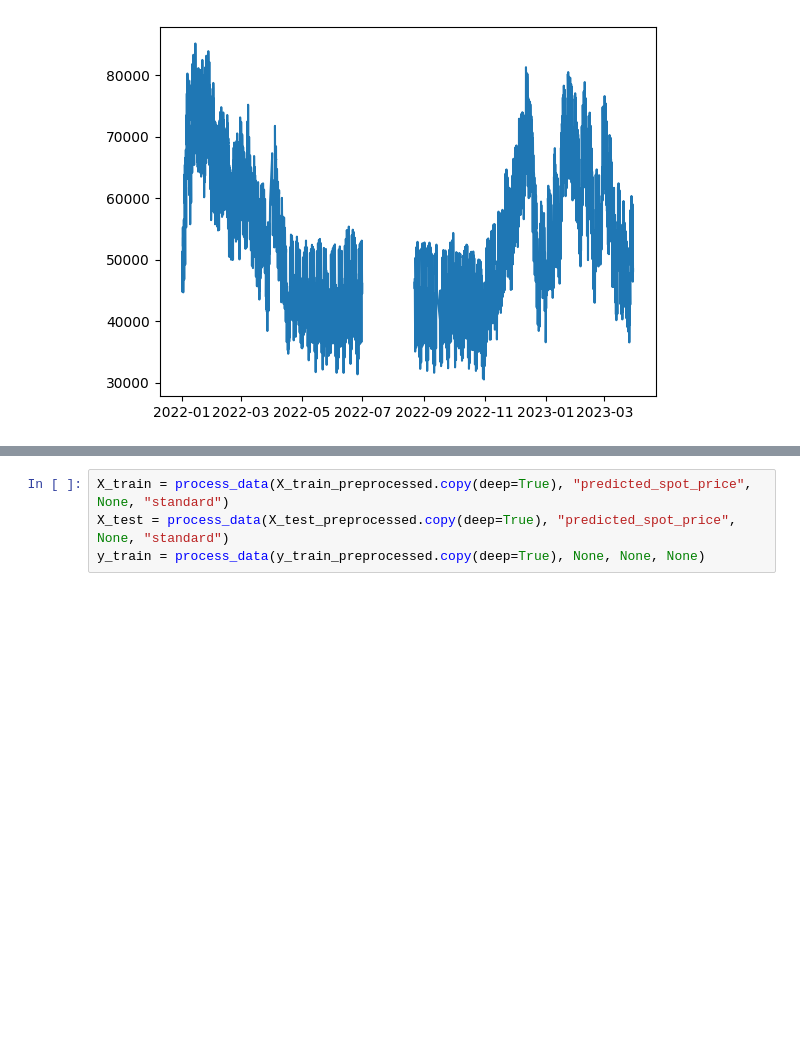
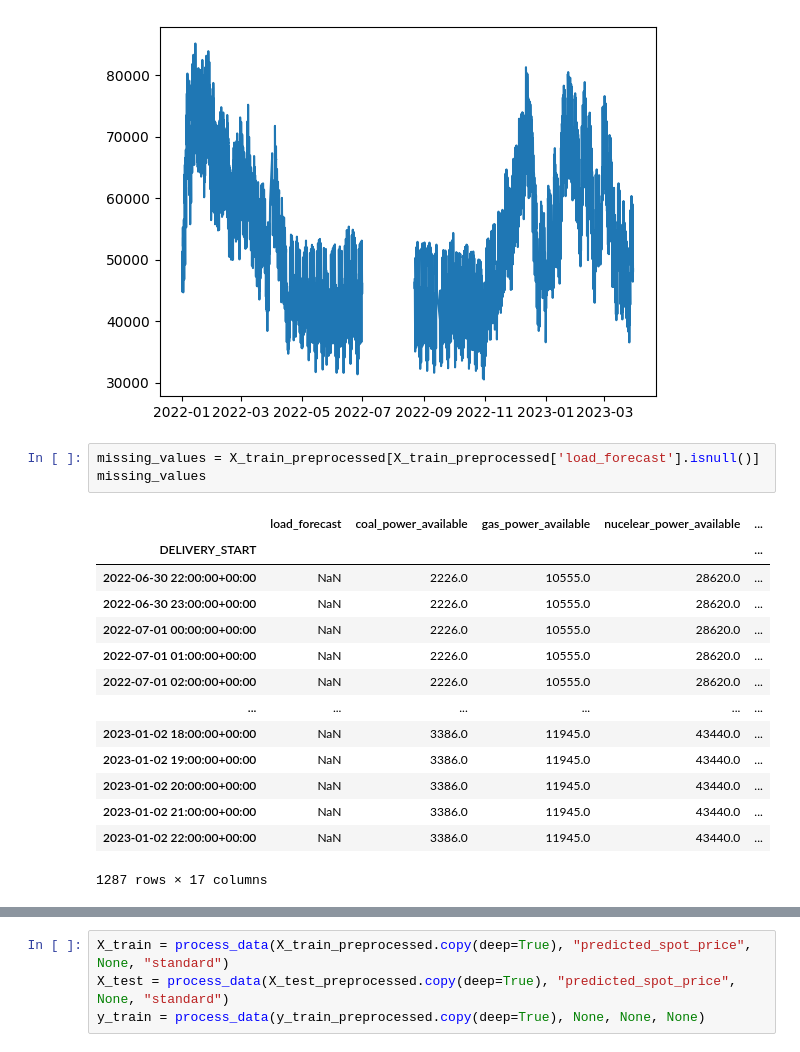
Before and after one commit to JonasBlx/elmy, a Jupyter notebook: notebooks/enrich_and_visualize_data.ipynb, the cells around one changed output, grey strips where cells are left out. Drawn from its saved outputs; the diff is of its cells as text; blank space fills up the shorter version.

```diff
--- a/notebooks/enrich_and_visualize_data.ipynb
+++ b/notebooks/enrich_and_visualize_data.ipynb
@@ -178,3 +178,21 @@ plt.plot(X_train_preprocessed.index ,X_train_preprocessed["load_forecast"])
 # %% [output]
 [<matplotlib.lines.Line2D at 0x...>]
 [figure]
+# %%
+missing_values = X_train_preprocessed[X_train_preprocessed['load_forecast'].isnull()]
+missing_values
+# %% [output]
+|  | load_forecast | coal_power_available | gas_power_available | nucelear_power_available | ... |
+| DELIVERY_START |  |  |  |  | ... |
+| 2022-06-30 22:00:00+00:00 | NaN | 2226.0 | 10555.0 | 28620.0 | ... |
+| 2022-06-30 23:00:00+00:00 | NaN | 2226.0 | 10555.0 | 28620.0 | ... |
+| 2022-07-01 00:00:00+00:00 | NaN | 2226.0 | 10555.0 | 28620.0 | ... |
+| 2022-07-01 01:00:00+00:00 | NaN | 2226.0 | 10555.0 | 28620.0 | ... |
+| 2022-07-01 02:00:00+00:00 | NaN | 2226.0 | 10555.0 | 28620.0 | ... |
+| ... | ... | ... | ... | ... | ... |
+| 2023-01-02 18:00:00+00:00 | NaN | 3386.0 | 11945.0 | 43440.0 | ... |
+| 2023-01-02 19:00:00+00:00 | NaN | 3386.0 | 11945.0 | 43440.0 | ... |
+| 2023-01-02 20:00:00+00:00 | NaN | 3386.0 | 11945.0 | 43440.0 | ... |
+| 2023-01-02 21:00:00+00:00 | NaN | 3386.0 | 11945.0 | 43440.0 | ... |
+| 2023-01-02 22:00:00+00:00 | NaN | 3386.0 | 11945.0 | 43440.0 | ... |
+1287 rows × 17 columns
```
Also changed, not shown: parts of 9 cells of this notebook, 3 other files.
